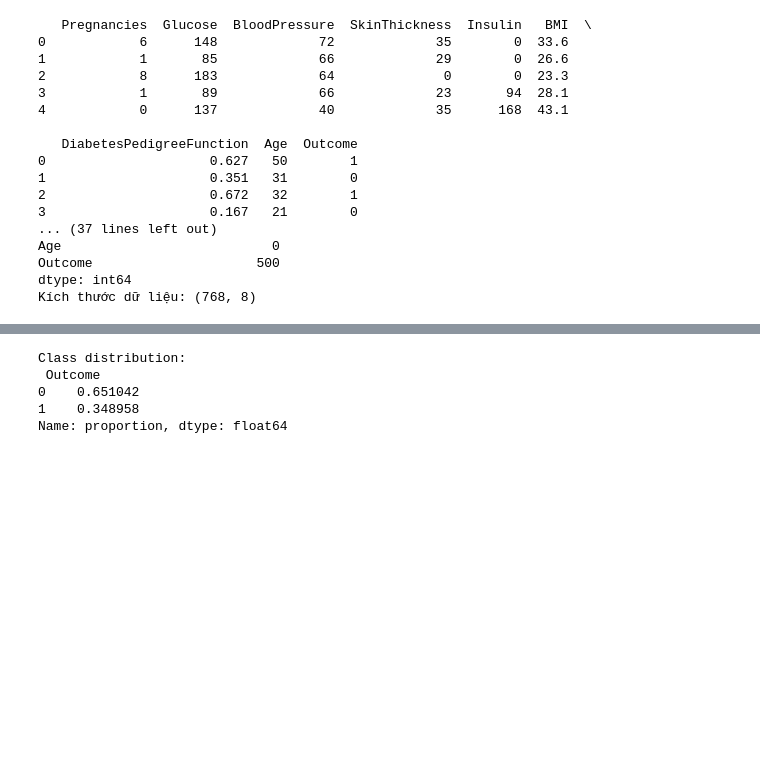
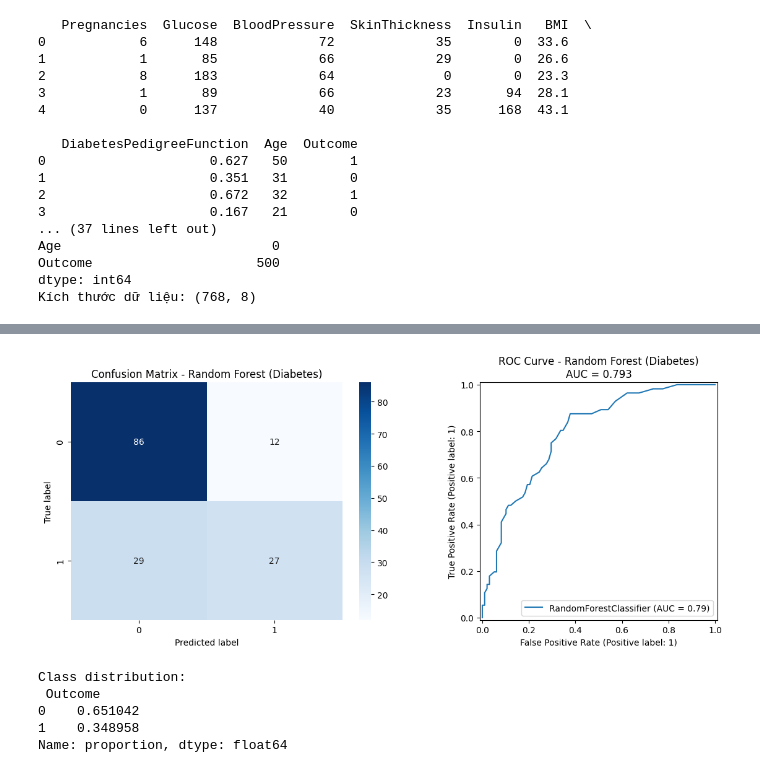
Before and after one commit to buianhtuyet05/baitapnhom_06, a Jupyter notebook: GT1_CÂY QUYẾT ĐỊNH VÀ RỪNG CÂY (1).ipynb, the cells around one changed output, grey strips where cells are left out. Cells and saved outputs as stored; diff of their text form; code cells hidden in the pictures; blank space fills up the shorter version.

```diff
--- a/GT1_CÂY QUYẾT ĐỊNH VÀ RỪNG CÂY (1).ipynb
+++ b/GT1_CÂY QUYẾT ĐỊNH VÀ RỪNG CÂY (1).ipynb
@@ -1332,3 +1459,37 @@ Kích thước dữ liệu: (768, 8)
+# %%
+# --- Import thư viện ---
+import seaborn as sns
+import matplotlib.pyplot as plt
+from sklearn.metrics import confusion_matrix, roc_auc_score, RocCurveDisplay
+
+# --- Lấy mô hình Random Forest tốt nhất ---
+best_rf = cv_rf.best_estimator_
+
+# --- Dự đoán trên tập test ---
+y_pred_rf = best_rf.predict(X_test)
+
+# --- Tính AUC ---
+y_pred_proba = best_rf.predict_proba(X_test)[:, 1]
+roc_rf = roc_auc_score(y_test, y_pred_proba)
+
+# --- Tạo figure gồm 2 biểu đồ song song ---
+fig, axes = plt.subplots(1, 2, figsize=(12, 5))
+
+# (1) Confusion Matrix
+sns.heatmap(confusion_matrix(y_test, y_pred_rf),
+            annot=True, fmt='d', cmap='Blues', ax=axes[0])
+axes[0].set_title('Confusion Matrix - Random Forest (Diabetes)')
+axes[0].set_xlabel('Predicted label')
+axes[0].set_ylabel('True label')
+
+# (2) ROC Curve
+RocCurveDisplay.from_estimator(best_rf, X_test, y_test, ax=axes[1])
+axes[1].set_title(f'ROC Curve - Random Forest (Diabetes)\nAUC = {roc_rf:.3f}')
+
+plt.tight_layout()
+plt.show()
+# %% [output]
+[figure, added]
 # %%
 zero_as_missing = ['Glucose','BloodPressure','SkinThickness','Insulin','BMI']
 df[zero_as_missing] = df[zero_as_missing].replace(0, np.nan)
```
Also changed, not shown: parts of 6 cells of this notebook.
